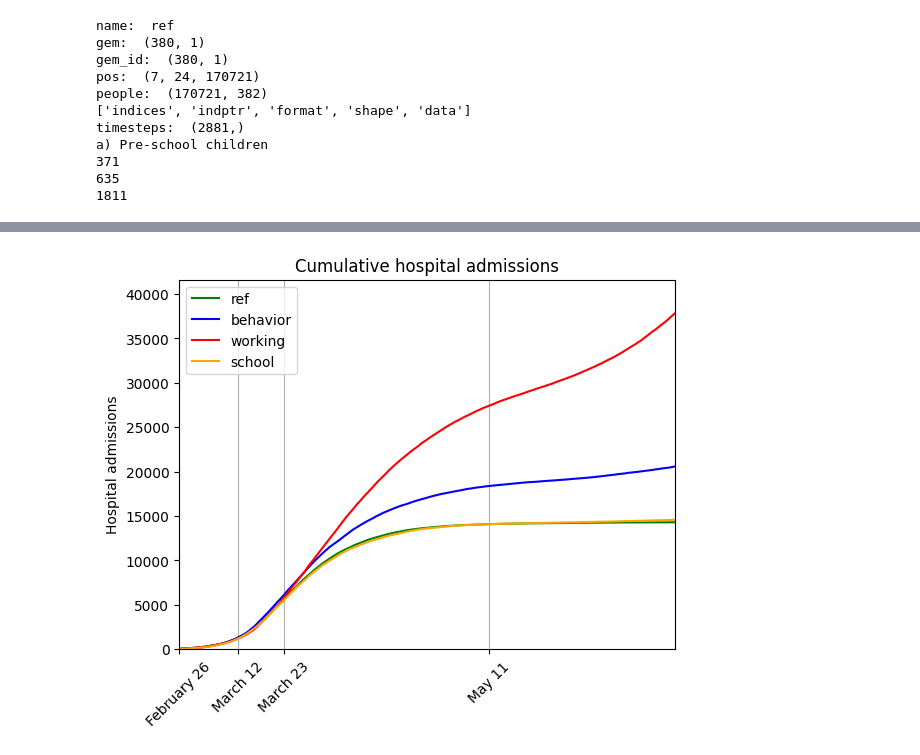
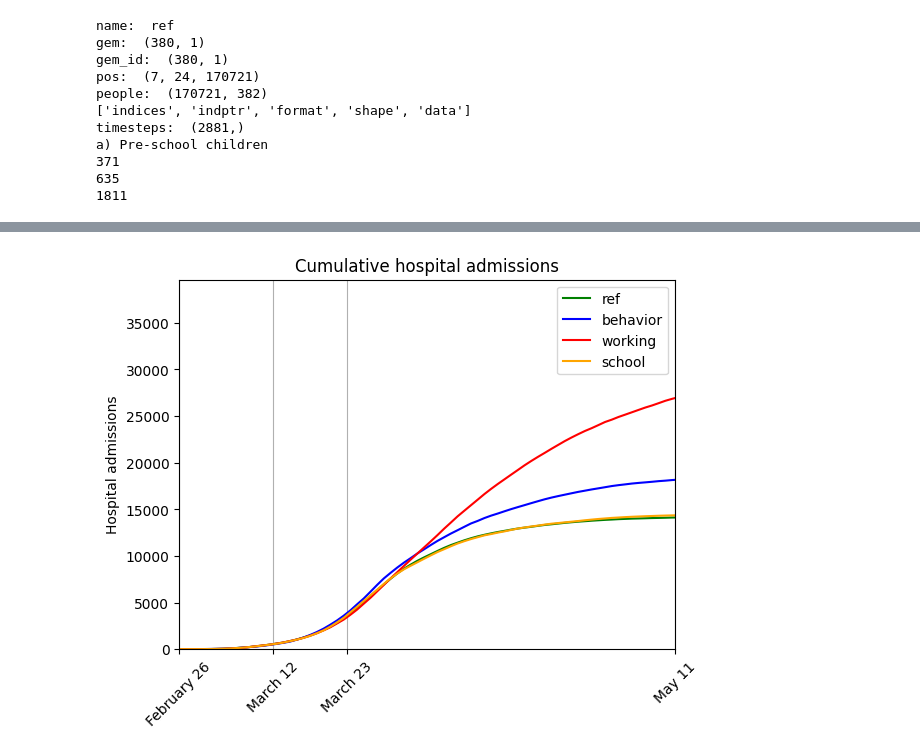
Before and after one commit to larsdekwant/covid-gravity-model, a Jupyter notebook: analysis.ipynb, the cells around one changed output, grey strips where cells are left out. Cells and saved outputs as stored; diff of their text form; code cells hidden in the pictures.

Commit message:
change weibull distr hopsitalisations

```diff
--- a/analysis.ipynb
+++ b/analysis.ipynb
@@ -177,7 +177,7 @@ for data in data_points:
         p_hos = [p_hos_map[data.people['Group'][agent]] for agent in new_infected]
         p_hos_people = np.repeat(p_hos, people_per_agent)
         mask_hos = np.random.rand(count_infected_ppl) < p_hos_people
-        time_lag = 24 * np.random.weibull(10, size=count_infected_ppl) * 14
+        time_lag = 24 * np.random.weibull(5, size=count_infected_ppl) * 14
         hos_time = time_lag[mask_hos].astype(int)
 
         # Store the hospitalisation on correct timestep
@@ -365,32 +293,32 @@ ValueError: x and y must have same first dimension, but have shapes (120,) and (
 color_map = {
     'ref': 'green',
     'school': 'orange',
     'behavior': 'blue',
     'working': 'red'
 }
 
 plt.title('Cumulative hospital admissions')
 
 plt.ylabel('Hospital admissions')
 
 
 y_max_total = 0
 for data in avg_data_points:
-    plt.plot(np.arange(0, len(data.hospital)), np.cumsum(data.hospital), label=data.name, color=color_map[data.name])
+    plt.plot(time_range_daily, np.cumsum(data.hospital), label=data.name, color=color_map[data.name])
     y_max = np.sum(data.hospital)
     if y_max_total < y_max:
         y_max_total = y_max
 
 x_max = len(data.hospital)
 plt.xlim(phase1, x_max)
 plt.ylim([0, y_max_total * 1.1])
 
 plt.grid(axis='x')
 plt.xticks([phase1, phase2, phase3, phase4],
            labels= map(lambda dt: dt.strftime('%B %d'), [date_p1, march12, date_p3, date_p4]),
            rotation=45)
 
 plt.legend()
 plt.show()
 # %% [output]
-[figure, old version]
+[figure, new version]
```
Also changed, not shown: parts of 4 cells of this notebook.
